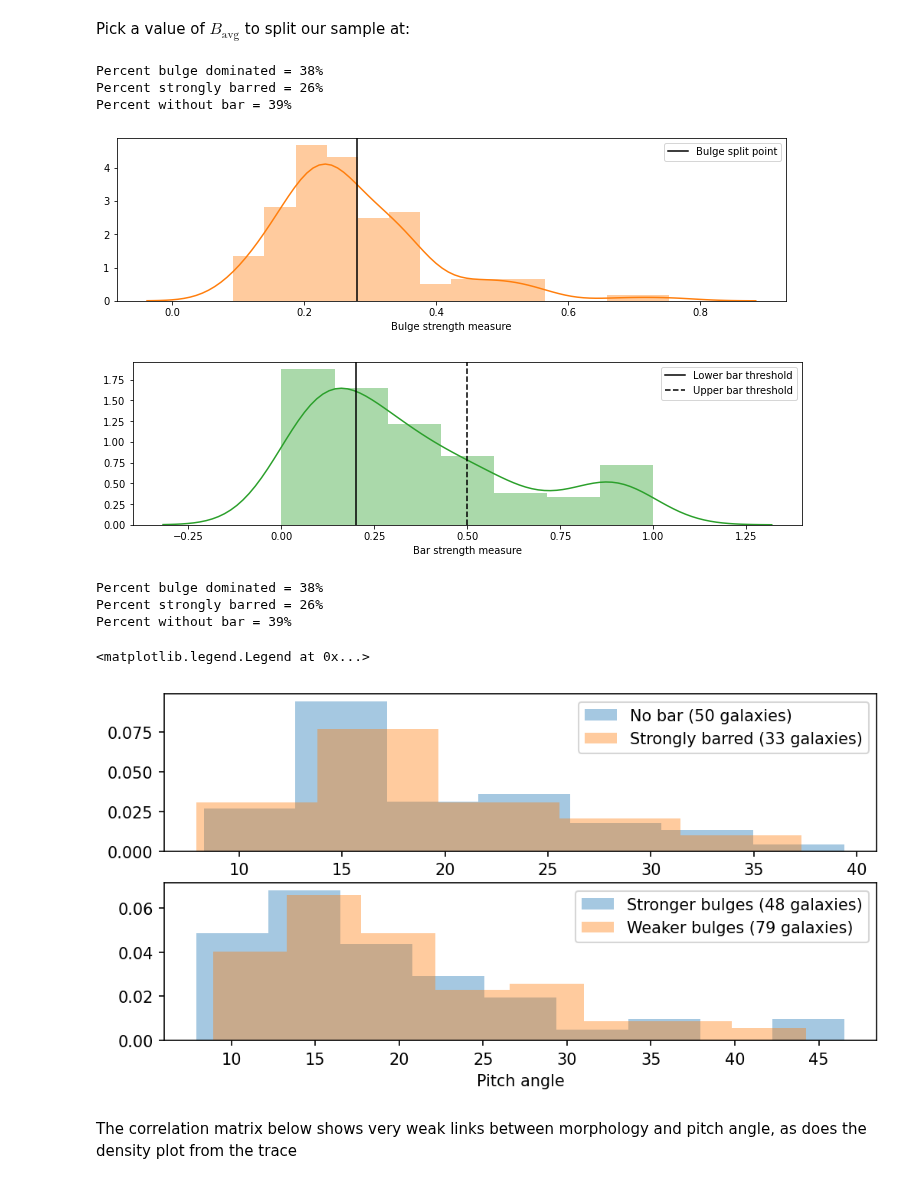
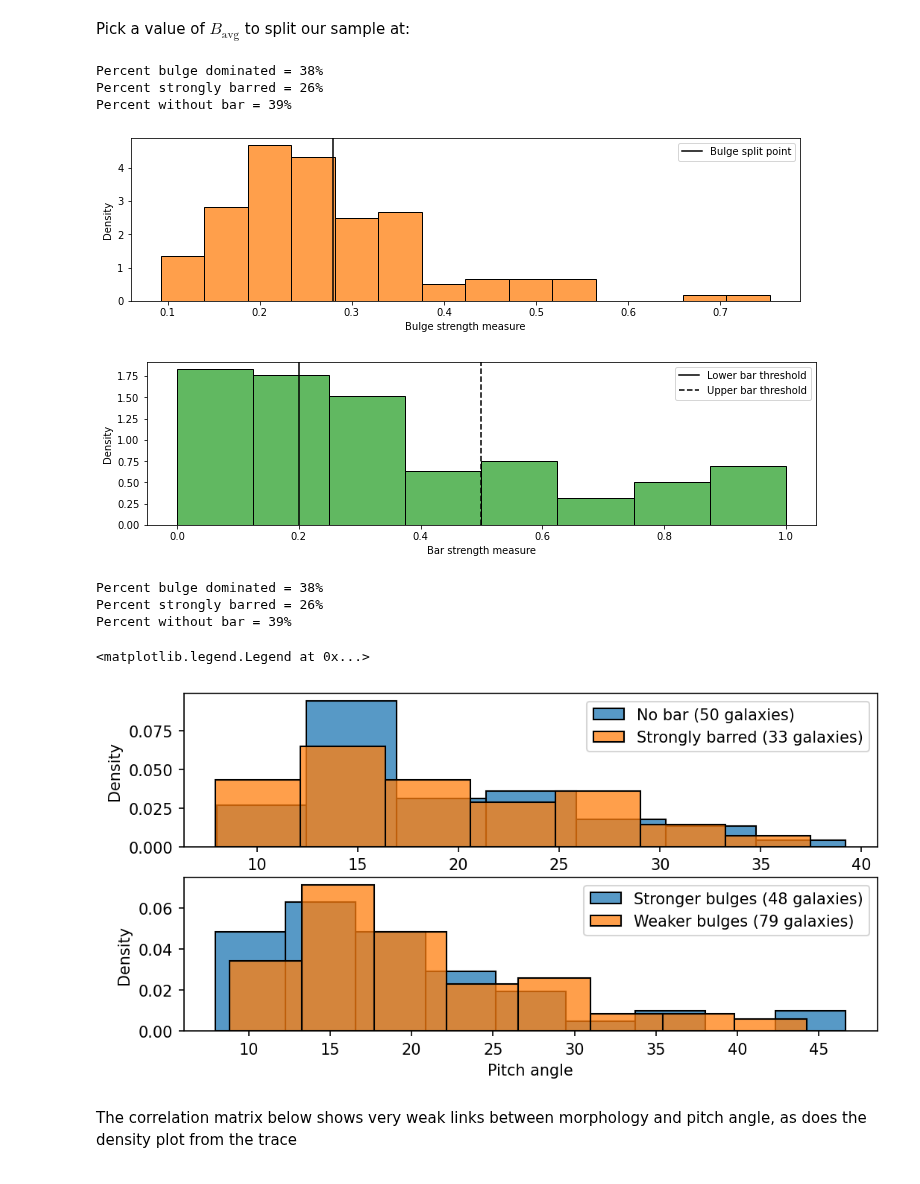
Before and after one commit to tingard/hierarchical-modelling-of-spiral-pitch-angle, a Jupyter notebook: morphology-comparison.ipynb, the cells around one changed output. Drawn from its saved outputs; the diff is of its cells as text; code cells hidden in the pictures.

```diff
--- a/morphology-comparison.ipynb
+++ b/morphology-comparison.ipynb
@@ -217,33 +217,33 @@ morphology_comparison.eval('bulge_dominated = bulge_strength > @BULGE_SPLIT_POIN
 morphology_comparison.eval('central_to_total = bulge_to_total + bar_to_total', inplace=True)
 # %%
 plt.figure(figsize=(12, 3))
-sns.distplot(morphology_comparison.bulge_strength, color='C1')
+sns.histplot(morphology_comparison.bulge_strength, color='C1', stat='density')
 plt.axvline(BULGE_SPLIT_POINT, c='k', label='Bulge split point')
 plt.xlabel('Bulge strength measure')
 plt.legend();
 
 plt.figure(figsize=(12, 3))
-sns.distplot(morphology_comparison.bar_fraction, color='C2')
+sns.histplot(morphology_comparison.bar_fraction, color='C2', stat='density')
 plt.axvline(0.2, c='k', label='Lower bar threshold')
 plt.axvline(0.5, c='k', ls='--', label='Upper bar threshold')
 plt.xlabel('Bar strength measure')
 plt.legend();
 
 print('Percent bulge dominated = {:.0%}'.format(
     morphology_comparison.bulge_dominated.sum() / len(morphology_comparison.bulge_dominated)
 ))
 print('Percent strongly barred = {:.0%}'.format(
     morphology_comparison.strongly_barred.sum() / len(morphology_comparison.strongly_barred)
 ))
 print('Percent without bar = {:.0%}'.format(
     morphology_comparison.no_bar.sum() / len(morphology_comparison.no_bar)
 ))
 # %% [output]
 Percent bulge dominated = 38%
 Percent strongly barred = 26%
 Percent without bar = 39%
-[figure, old version]
+[figure, new version]
-[figure, old version]
+[figure, new version]
 # %%
 print('Percent bulge dominated = {:.0%}'.format(
     morphology_comparison.bulge_dominated.sum() / len(morphology_comparison.bulge_dominated)
@@ -266,39 +266,43 @@ n_no_bar = morphology_comparison.no_bar.sum()
 # %%
 plt.figure(figsize=(8, 4), dpi=150)
 plt.subplot(211)
-sns.distplot(
+sns.histplot(
     morphology_comparison['phi'][morphology_comparison['no_bar']].rename('No bar'),
     label=f'No bar ({n_no_bar} galaxies)',
-    kde=False, norm_hist=True,
+    color='C0',
+    stat='density',
 )
-sns.distplot(
+sns.histplot(
     morphology_comparison['phi'][morphology_comparison['strongly_barred']].rename('Bar'),
     label=f'Strongly barred ({n_strong_bar} galaxies)',
-    kde=False, norm_hist=True,
+    color='C1',
+    stat='density',
 )
 plt.xlabel('Pitch angle')
 plt.legend()
 
 plt.subplot(212)
-sns.distplot(
+sns.histplot(
     morphology_comparison['phi'][
         morphology_comparison['bulge_dominated']
     ],
     label=f'Stronger bulges ({n_bulge_dominated} galaxies)',
-    kde=False, norm_hist=True,
+    color='C0',
+    stat='density',
 )
-sns.distplot(
+sns.histplot(
     morphology_comparison['phi'][
         np.logical_not(morphology_comparison['bulge_dominated'])
     ],
     label=f'Weaker bulges ({n_disc_dominated} galaxies)',
-    kde=False, norm_hist=True,
+    color='C1',
+    stat='density',
 )
 plt.xlabel('Pitch angle')
 plt.legend()
 # %% [output]
 <matplotlib.legend.Legend at 0x...>
-[figure, old version]
+[figure, new version]
 # %% [markdown]
 The correlation matrix below shows very weak links between morphology and pitch angle, as does the density plot from the trace
 # %%
```
Also changed, not shown: parts of 9 cells of this notebook, 34 other files.
